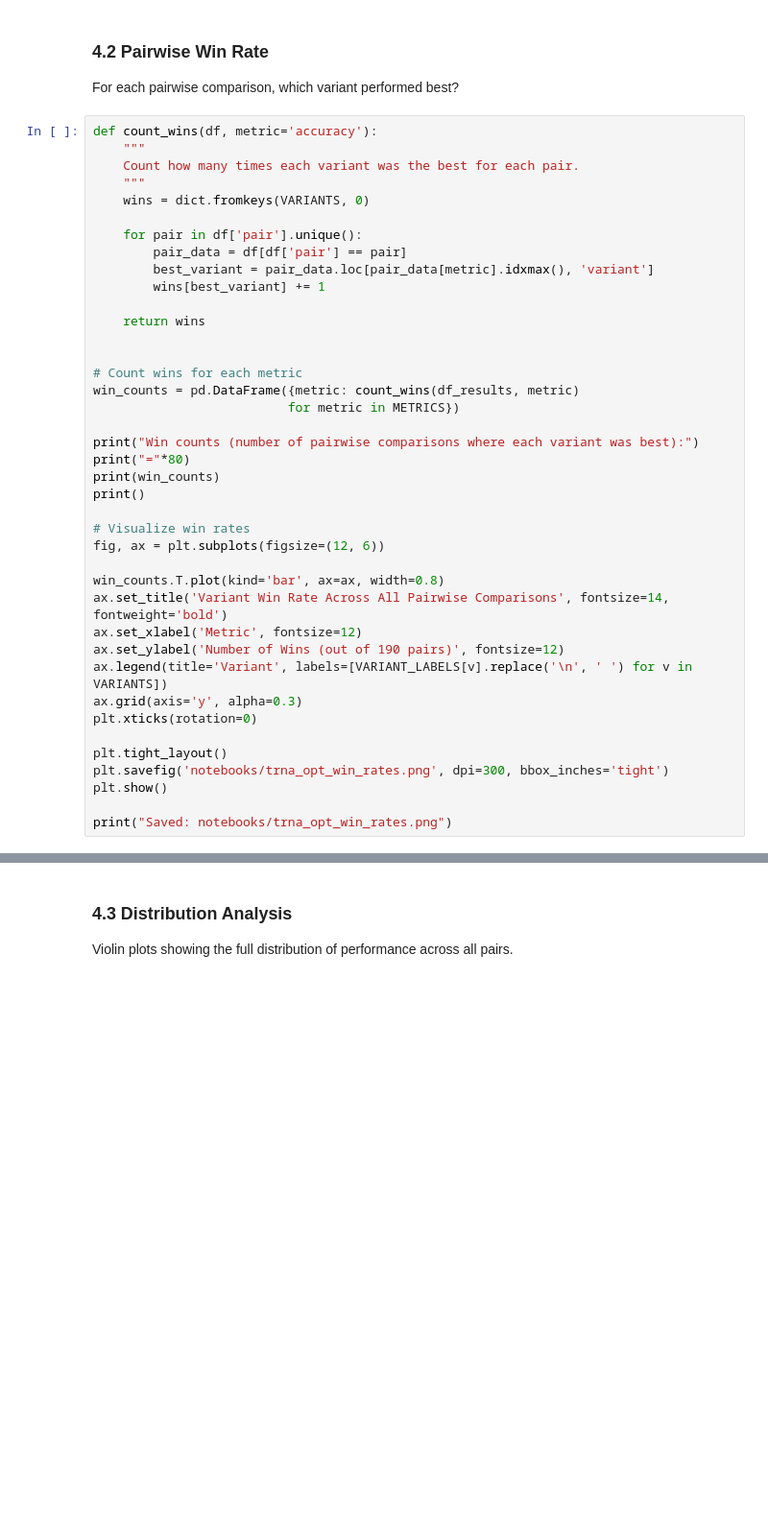
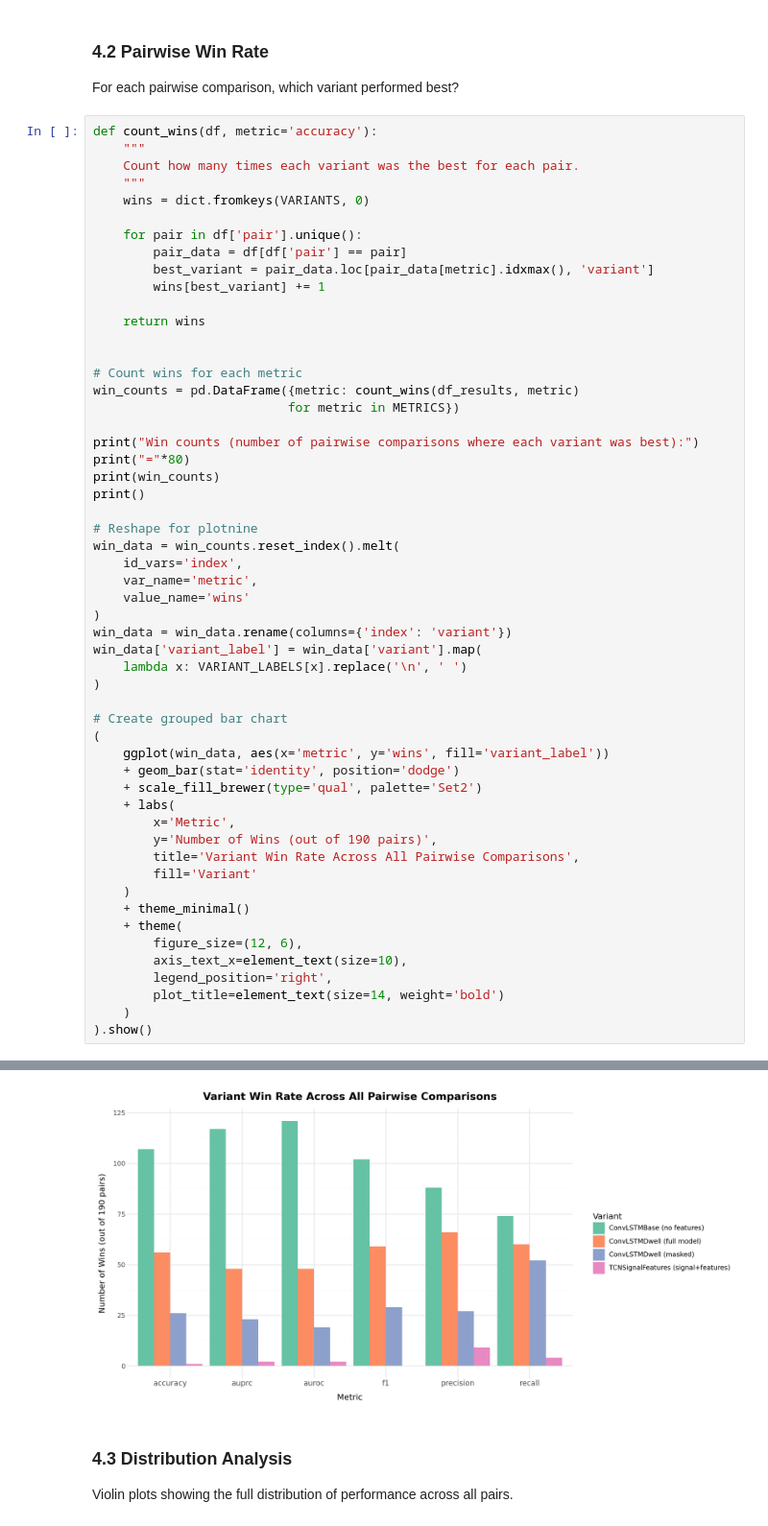
Before and after one commit to rnabioco/leech, a Jupyter notebook: notebooks/tRNA_optimization_results.ipynb, the cells around one changed output, grey strips where cells are left out. Shown at 96% size. Saved outputs shown, nothing was run; the diff lists cells and outputs as text; blank space fills up the shorter version.

Commit message:
docs: update tRNA notebook

```diff
--- a/notebooks/tRNA_optimization_results.ipynb
+++ b/notebooks/tRNA_optimization_results.ipynb
@@ -227,19 +277,34 @@ print("="*80)
 print(win_counts)
 print()
 
-# Visualize win rates
-fig, ax = plt.subplots(figsize=(12, 6))
+# Reshape for plotnine
+win_data = win_counts.reset_index().melt(
+    id_vars='index',
+    var_name='metric',
+    value_name='wins'
+)
+win_data = win_data.rename(columns={'index': 'variant'})
+win_data['variant_label'] = win_data['variant'].map(
+    lambda x: VARIANT_LABELS[x].replace('\n', ' ')
+)
 
-win_counts.T.plot(kind='bar', ax=ax, width=0.8)
-ax.set_title('Variant Win Rate Across All Pairwise Comparisons', fontsize=14, fontweight='bold')
-ax.set_xlabel('Metric', fontsize=12)
-ax.set_ylabel('Number of Wins (out of 190 pairs)', fontsize=12)
-ax.legend(title='Variant', labels=[VARIANT_LABELS[v].replace('\n', ' ') for v in VARIANTS])
-ax.grid(axis='y', alpha=0.3)
-plt.xticks(rotation=0)
-
-plt.tight_layout()
-plt.savefig('notebooks/trna_opt_win_rates.png', dpi=300, bbox_inches='tight')
-plt.show()
-
-print("Saved: notebooks/trna_opt_win_rates.png")
+# Create grouped bar chart
+(
+    ggplot(win_data, aes(x='metric', y='wins', fill='variant_label'))
+    + geom_bar(stat='identity', position='dodge')
+    + scale_fill_brewer(type='qual', palette='Set2')
+    + labs(
+        x='Metric',
+        y='Number of Wins (out of 190 pairs)',
+        title='Variant Win Rate Across All Pairwise Comparisons',
+        fill='Variant'
+    )
+    + theme_minimal()
+    + theme(
+        figure_size=(12, 6),
+        axis_text_x=element_text(size=10),
+        legend_position='right',
+        plot_title=element_text(size=14, weight='bold')
+    )
+).show()
+# %% [output]
@@ -246,3 +328,4 @@ print("Saved: notebooks/trna_opt_win_rates.png")
+[figure, added]
 # %% [markdown]
 ### 4.3 Distribution Analysis
 
```
Also changed, not shown: parts of 27 cells of this notebook.
